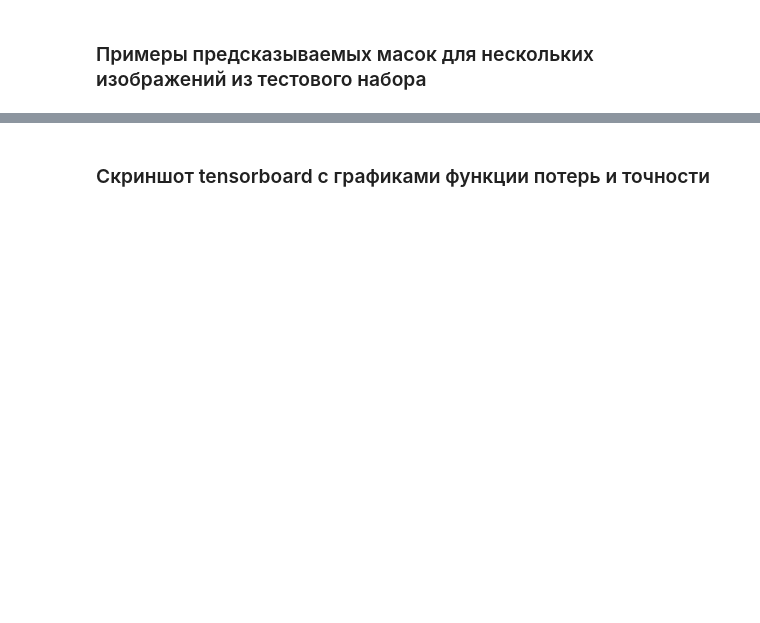
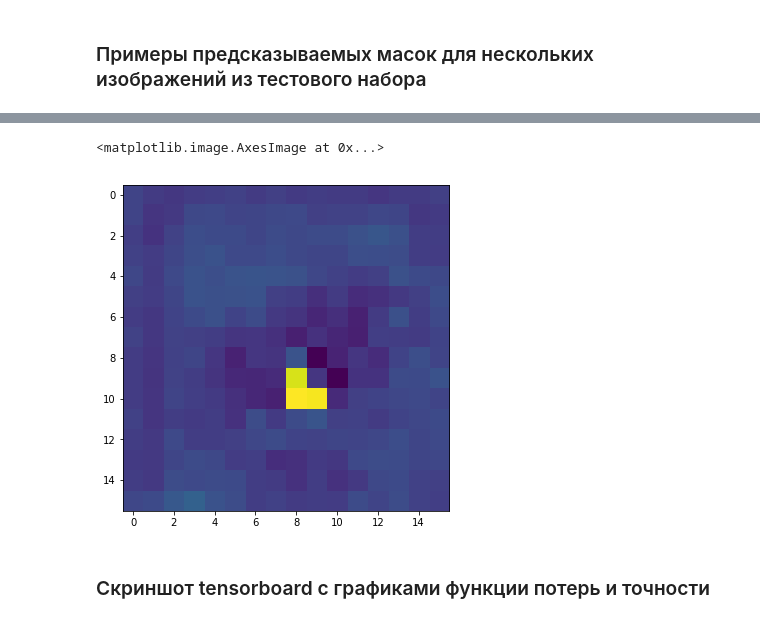
Before and after one commit to JonyferBlack/SemanticSegmentation, a Jupyter notebook: segmentation_task.ipynb, the cells around one changed output, grey strips where cells are left out. Drawn from its saved outputs; the diff is of its cells as text; code cells hidden in the pictures; blank space fills up the shorter version.

```diff
--- a/segmentation_task.ipynb
+++ b/segmentation_task.ipynb
@@ -564,3 +694,13 @@ Epoch [12/40] | Loss (train/test): 0.0034/0.0125  | Acc (train/test): 0.9051/0.8
+# %%
+model.eval()
+outputs = model(inputs.to(device, dtype=torch.float))
+# %%
+cpu_= outputs[0][1][1].cpu()
+cpu_ = cpu_.detach().numpy()
+plt.imshow(cpu_)
+# %% [output]
+<matplotlib.image.AxesImage at 0x...>
+[figure, added]
 # %% [markdown]
 ### Скриншот tensorboard с графиками функции потерь и точности
 # %%
```
Also changed, not shown: parts of 22 cells of this notebook, 2 other files.
